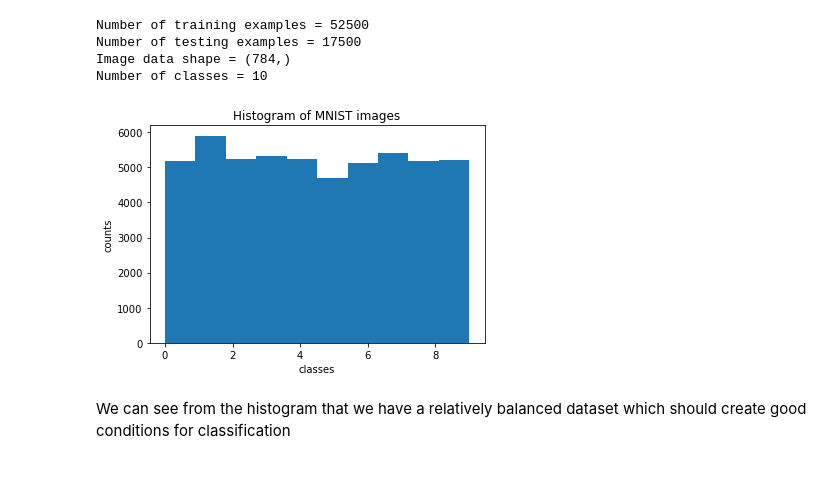
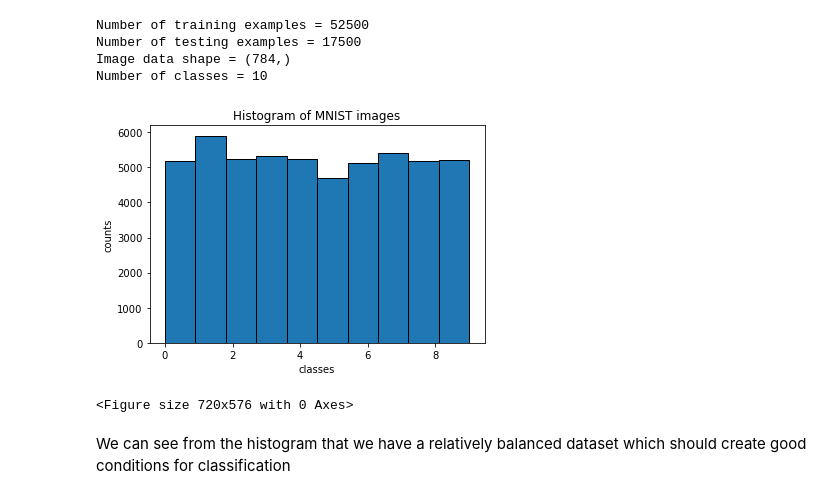
Before and after one commit to darrendefaoite/ET5003_SEM1_2021-2, a Jupyter notebook: Week-1/Etivity1.2.ipynb, the cells around one changed output. Cells and saved outputs as stored; diff of their text form; code cells hidden in the pictures.

Commit message:
Graph tidy plus addition of posterior summary & plots

```diff
--- a/Week-1/Etivity1.2.ipynb
+++ b/Week-1/Etivity1.2.ipynb
@@ -227,21 +229,23 @@ Number of classes = 10
 # %%
 ## plot histogram
 fig, ax = plt.subplots()
 # array with evenly spaced classes
 ind = np.arange(n_classes)
 
 # histogram
-n, bins, patches = ax.hist(y_train, n_classes)
+n, bins, patches = ax.hist(y_train, n_classes, ec='black')
 # horizontal axis label
 ax.set_xlabel('classes')
 # vertical axis label
 ax.set_ylabel('counts')
 # plot title
 ax.set_title(r'Histogram of MNIST images')
 # show plot
+plt.figure(figsize=(10,8))
 plt.show()
 # %% [output]
-[figure, old version]
+[figure, new version]
+<Figure size 720x576 with 0 Axes>
 # %% [markdown]
 We can see from the histogram that we have a relatively balanced dataset which should create good conditions for classification
 # %% [markdown]
```
Also changed, not shown: parts of 26 cells of this notebook.
